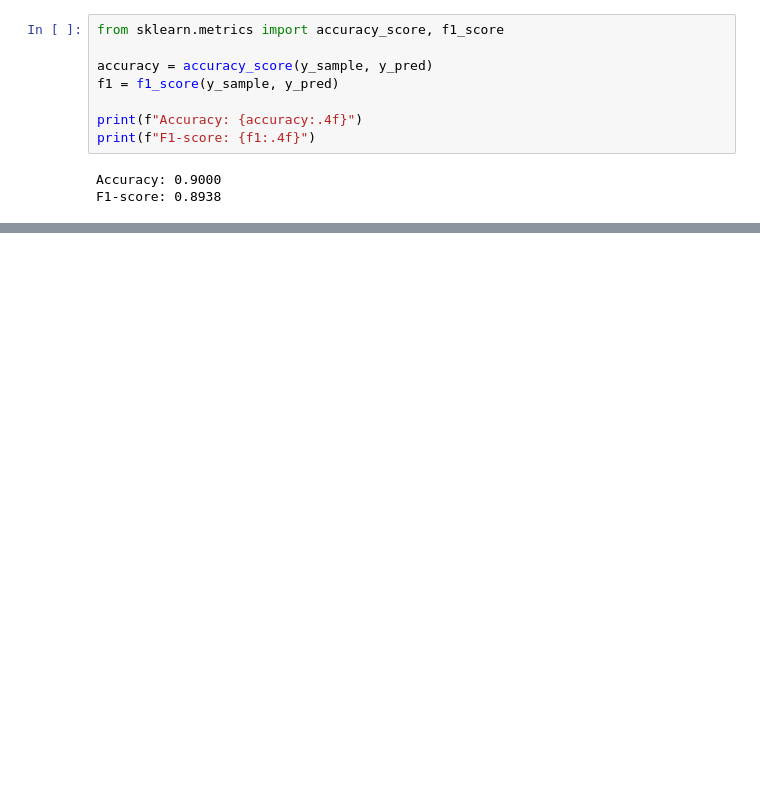
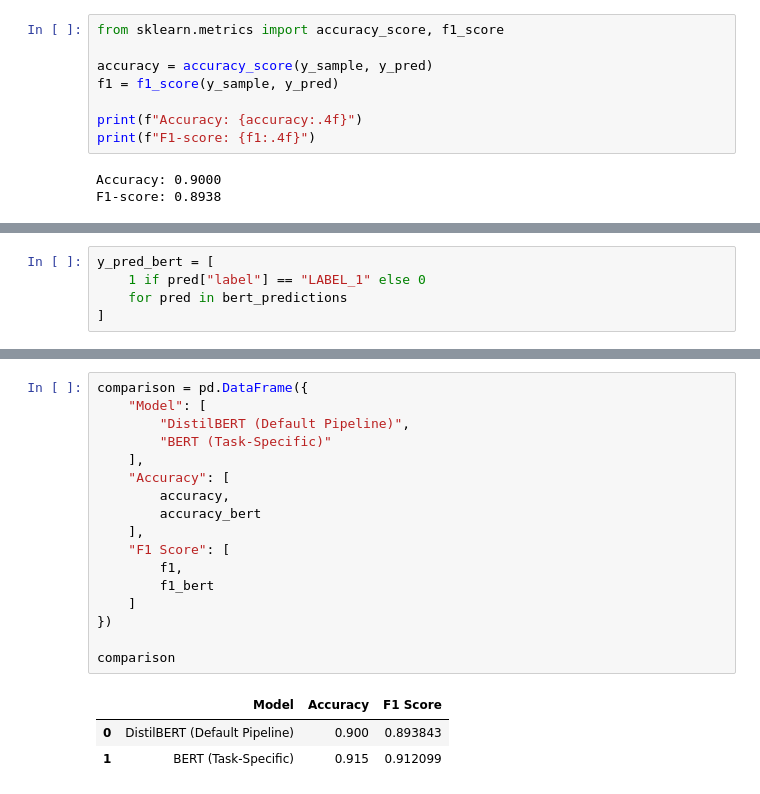
Before and after one commit to mustafagohar-sp/AI-ML-Internship, a Jupyter notebook: Week 4/sentiment_analysis.ipynb, the cells around one changed output, grey strips where cells are left out. Cells and saved outputs as stored; diff of their text form; blank space fills up the shorter version.

```diff
--- a/Week 4/sentiment_analysis.ipynb
+++ b/Week 4/sentiment_analysis.ipynb
@@ -215,0 +244,5 @@ F1-score: 0.8938
+# %%
+y_pred_bert = [
+    1 if pred["label"] == "LABEL_1" else 0
+    for pred in bert_predictions
+]
@@ -215,0 +291,21 @@ F1-score: 0.8938
+# %%
+comparison = pd.DataFrame({
+    "Model": [
+        "DistilBERT (Default Pipeline)",
+        "BERT (Task-Specific)"
+    ],
+    "Accuracy": [
+        accuracy,
+        accuracy_bert
+    ],
+    "F1 Score": [
+        f1,
+        f1_bert
+    ]
+})
+
+comparison
+# %% [output]
+|  | Model | Accuracy | F1 Score |
+| 0 | DistilBERT (Default Pipeline) | 0.900 | 0.893843 |
+| 1 | BERT (Task-Specific) | 0.915 | 0.912099 |
```
Also changed, not shown: parts of 15 cells of this notebook.
